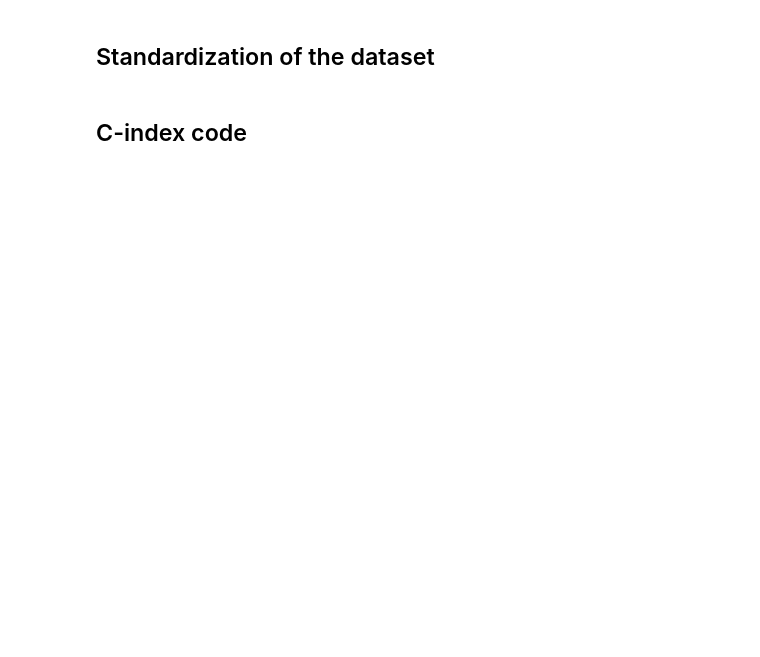
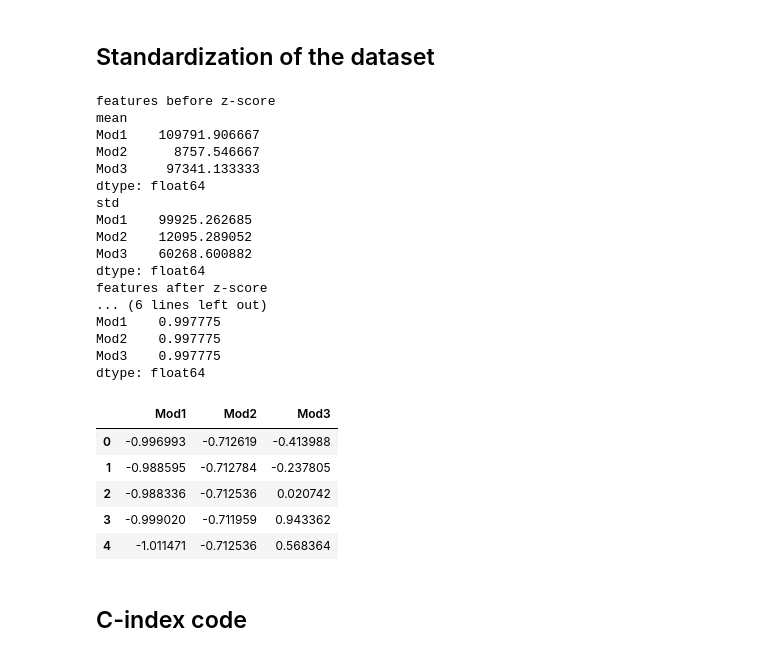
Before and after one commit to yoko19191/deep_cookbook, a Jupyter notebook: ELME_exercise/exercise_2(8.2)/EMLM_Exercise2_template.ipynb, the cells around one changed output. Saved outputs shown, nothing was run; the diff lists cells and outputs as text; code cells hidden in the pictures; blank space fills up the shorter version.

```diff
--- a/ELME_exercise/exercise_2(8.2)/EMLM_Exercise2_template.ipynb
+++ b/ELME_exercise/exercise_2(8.2)/EMLM_Exercise2_template.ipynb
@@ -40,6 +107,40 @@ Hint: plots are similar to the ones presented in the video lecture.
 # %%
 #In this cell standardize the dataset features by removing the mean and scaling to unit variance.
 #In other words, use z-score to scale the dataset features (Mod1, Mod2, Mod3)
 #Print the 5 first samples (i.e. rows) of the scaled dataset
+
+x_df = water_df[['Mod1', 'Mod2', 'Mod3']]
+y_df = water_df[['c_total','Cd', 'Pb']]
+print(f'features before z-score \nmean\n{np.mean(x_df)} \nstd\n{np.std(x_df)}')
+
+
+x_df = (x_df - x_df.mean() ) / x_df.std()
+print(f'features after z-score \nmean\n{np.mean(x_df)} \nstd\n{np.std(x_df)}')
+
+x_df.head(5)
+# %% [output]
+features before z-score
+mean
+Mod1    109791.906667
+Mod2      8757.546667
+Mod3     97341.133333
+dtype: float64
+std
+Mod1    99925.262685
+Mod2    12095.289052
+Mod3    60268.600882
+dtype: float64
+features after z-score
+... (6 lines left out)
+Mod1    0.997775
+Mod2    0.997775
+Mod3    0.997775
+dtype: float64
+|  | Mod1 | Mod2 | Mod3 |
+| 0 | -0.996993 | -0.712619 | -0.413988 |
+| 1 | -0.988595 | -0.712784 | -0.237805 |
+| 2 | -0.988336 | -0.712536 | 0.020742 |
+| 3 | -0.999020 | -0.711959 | 0.943362 |
+| 4 | -1.011471 | -0.712536 | 0.568364 |
 # %% [markdown]
 ## C-index code
```
Also changed, not shown: parts of 14 cells of this notebook, 20 other files.
